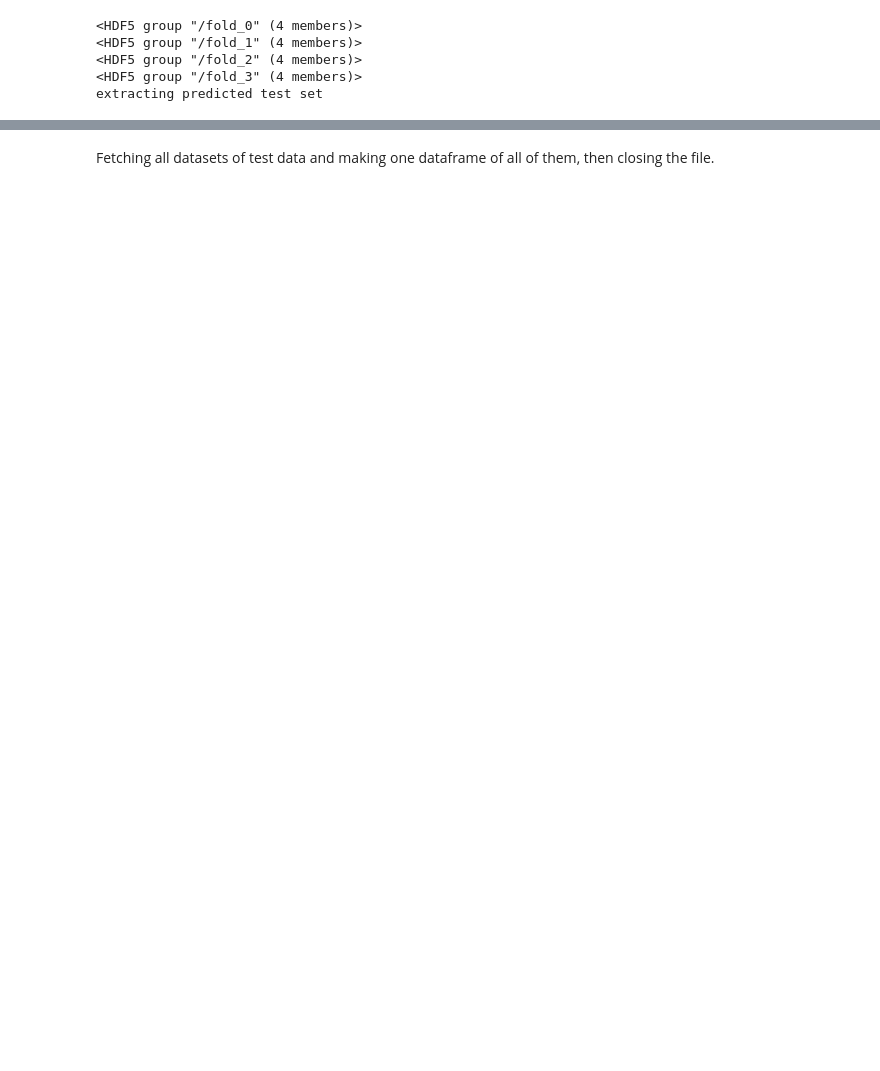
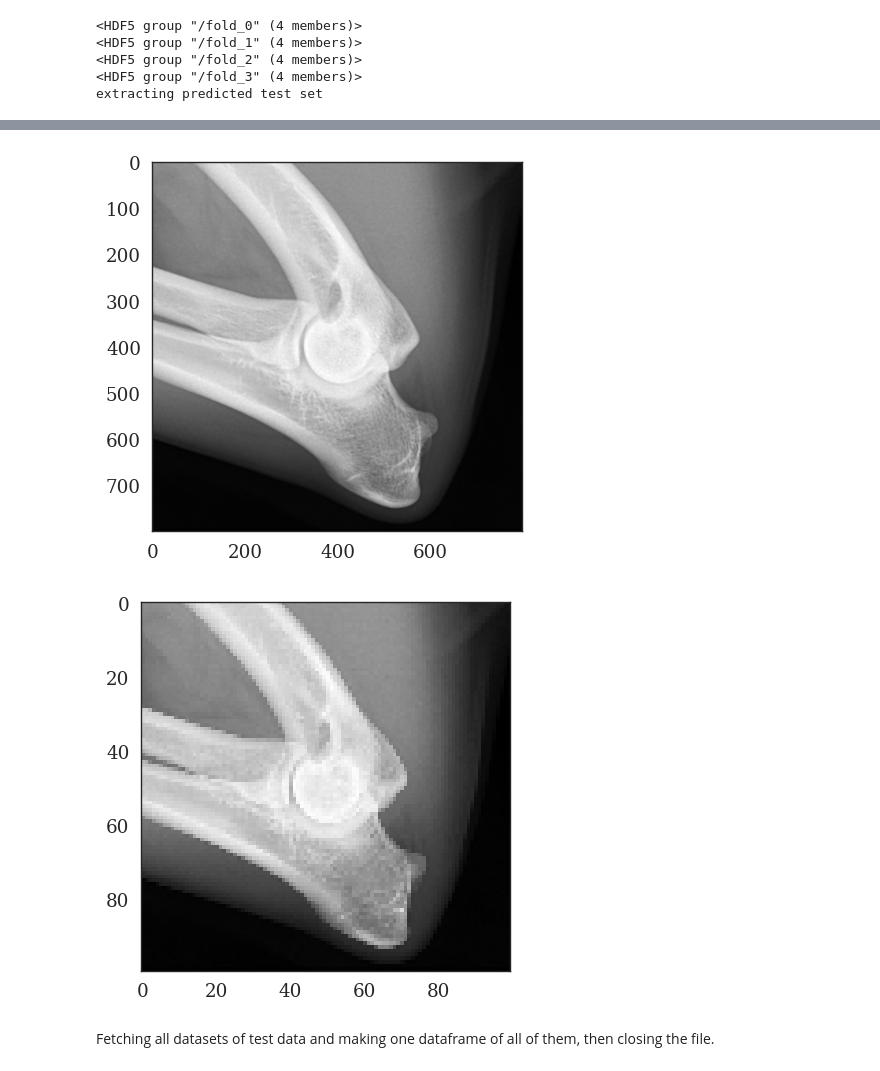
Before and after one commit to huynhngoc/cubiai, a Jupyter notebook: sunniva/Check_results_binary.ipynb, the cells around one changed output, grey strips where cells are left out. Drawn from its saved outputs; the diff is of its cells as text; code cells hidden in the pictures; blank space fills up the shorter version.

```diff
--- a/sunniva/Check_results_binary.ipynb
+++ b/sunniva/Check_results_binary.ipynb
@@ -157,2 +182,12 @@ ID:  271.0
+# %%
+import tensorflow as tf
+img = np.array(images[0])[..., np.newaxis]
+plt.imshow(images[0],cmap='gray')
+plt.figure()
+plt.imshow(tf.image.resize_with_pad(img,100,100),cmap='gray')
+plt.show()
+# %% [output]
+[figure, added]
+[figure, added]
 # %% [markdown]
 Fetching all datasets of test data and making one dataframe of all of them, then closing the file.
```
Also changed, not shown: parts of 4 cells of this notebook, 1 other file.
